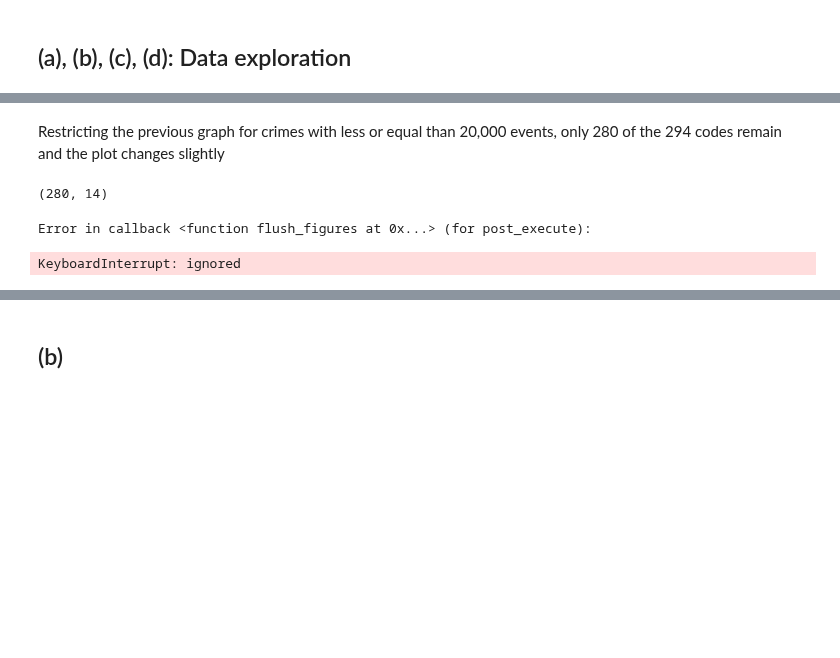
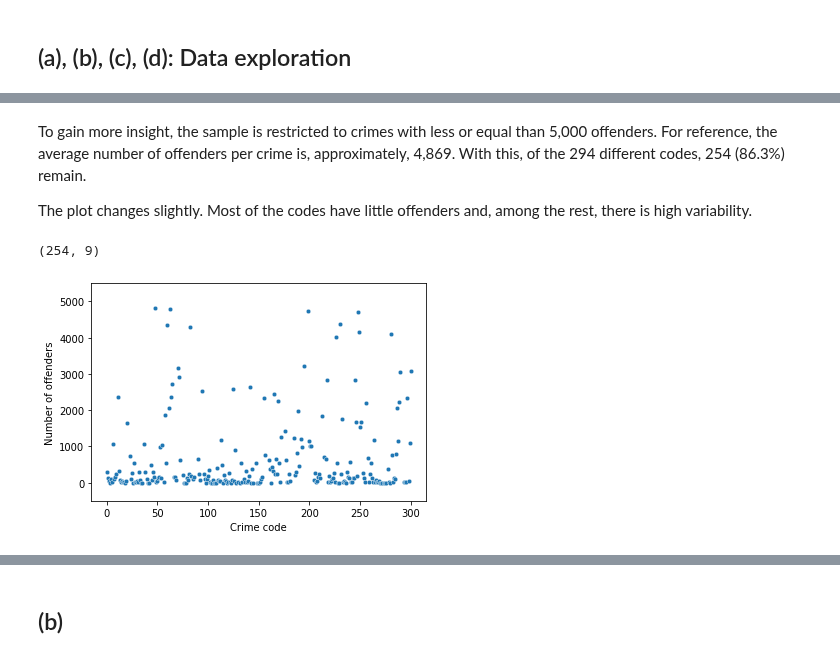
Before and after one commit to pipeton8/6.439-stats-comp-applications, a Jupyter notebook: Assignments/4 - Networks/6.439 - Problem Set 4.ipynb, the cells around one changed output, grey strips where cells are left out. Saved outputs shown, nothing was run; the diff lists cells and outputs as text; code cells hidden in the pictures; blank space fills up the shorter version.

```diff
--- a/Assignments/4 - Networks/6.439 - Problem Set 4.ipynb
+++ b/Assignments/4 - Networks/6.439 - Problem Set 4.ipynb
@@ -151,37 +139,40 @@ fig.show()
-# %% [markdown]
-Restricting the previous graph for crimes with less or equal than 20,000 events, only 280 of the 294 codes remain and the plot changes slightly
+# %% [markdown]
+To gain more insight, the sample is restricted to crimes with less or equal than 5,000 offenders. For reference, the average number of offenders per crime is, approximately, 4,869. With this, of the 294 different codes, 254 (86.3%) remain.
+
+The plot changes slightly. Most of the codes have little offenders and, among the rest, there is high variability.
 # %%
-group_by_code[group_by_code['offender_id'] <= 20000].shape
+group_by_code_small = group_by_code[group_by_code['offender_id'] <= 5000]
+group_by_code_small.shape
 # %% [output]
-(280, 14)
+(254, 9)
 # %%
 # Axis offsets
-offset = (10,1000)
+offset = (15,500)
 
 # Initialize figure
 fig, ax = plt.subplots()
 
 # Draw histplot using offender_id count as y-axis
-sns.histplot(data=group_by_code[group_by_code['offender_id'] <= 20000], x='crime1_code', y='offender_id', ax = ax)
+sns.scatterplot(data=group_by_code_small, x='crime_code', y='offender_id', s=20, ax = ax)
 
-# # Set xticks
-xticks = [300/9 * k - 5 for k in range(10)]
-xlabels = [1000 * k for k in range(1,11)]
+# Set xticks
+xticks = [50 * k for k in range(7)]
+xlabels = xticks
 
-plt.xticks(ticks=xticks, labels=xlabels, rotation=45, horizontalalignment = 'right')
+plt.xticks(ticks=xticks, labels=xlabels, rotation=0, horizontalalignment = 'center')
 plt.xlim(xticks[0] - offset[0], xticks[-1] + offset[0])
 
 # Set yticks
-yticks = [20000 * k for k in range(8)]
+yticks = [1000 * k for k in range(6)]
 ylabels = yticks
 
 plt.yticks(yticks, ylabels)
+plt.ylim(yticks[0] - offset[1], yticks[-1] + offset[1])
 
 # Set axis titles
 plt.xlabel("Crime code")
 plt.ylabel("Number of offenders")
 
 fig.show()
 # %% [output]
-Error in callback <function flush_figures at 0x...> (for post_execute):
-KeyboardInterrupt: ignored
+[figure, added]
```
Also changed, not shown: parts of 16 cells of this notebook.
